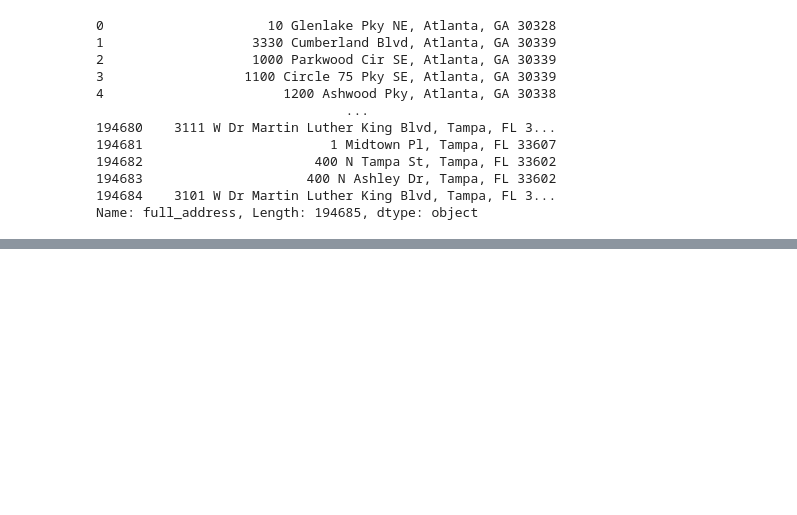
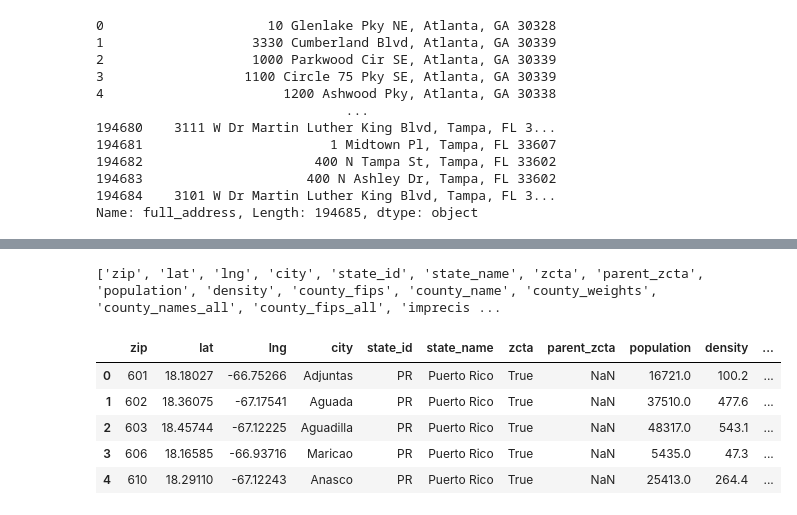
Before and after one commit to GlenFilson/ASADatafest25, a Jupyter notebook: Notebooks/glen.ipynb, the cells around one changed output, grey strips where cells are left out. Saved outputs shown, nothing was run; the diff lists cells and outputs as text; code cells hidden in the pictures; blank space fills up the shorter version.

```diff
--- a/Notebooks/glen.ipynb
+++ b/Notebooks/glen.ipynb
@@ -175,3 +193,15 @@ See the caveats in the documentation: https://pandas.pydata.org/pandas-docs/stab
 # %%
 # Write the 'addresses' DataFrame to a JSON file
 addresses.to_json('addresses_geocoded.json', orient='records', lines=True)
+# %%
+uszips_df = pd.read_csv('../Datasets/uszips.csv')
+print(uszips_df.columns.tolist())
+uszips_df.head()
+# %% [output]
+['zip', 'lat', 'lng', 'city', 'state_id', 'state_name', 'zcta', 'parent_zcta', 'population', 'density', 'county_fips', 'county_name', 'county_weights', 'county_names_all', 'county_fips_all', 'imprecis ...
+|  | zip | lat | lng | city | state_id | state_name | zcta | parent_zcta | population | density | ... |
+| 0 | 601 | 18.18027 | -66.75266 | Adjuntas | PR | Puerto Rico | True | NaN | 16721.0 | 100.2 | ... |
+| 1 | 602 | 18.36075 | -67.17541 | Aguada | PR | Puerto Rico | True | NaN | 37510.0 | 477.6 | ... |
+| 2 | 603 | 18.45744 | -67.12225 | Aguadilla | PR | Puerto Rico | True | NaN | 48317.0 | 543.1 | ... |
+| 3 | 606 | 18.16585 | -66.93716 | Maricao | PR | Puerto Rico | True | NaN | 5435.0 | 47.3 | ... |
+| 4 | 610 | 18.29110 | -67.12243 | Anasco | PR | Puerto Rico | True | NaN | 25413.0 | 264.4 | ... |
```
Also changed, not shown: parts of 5 cells of this notebook, 7 other files.
